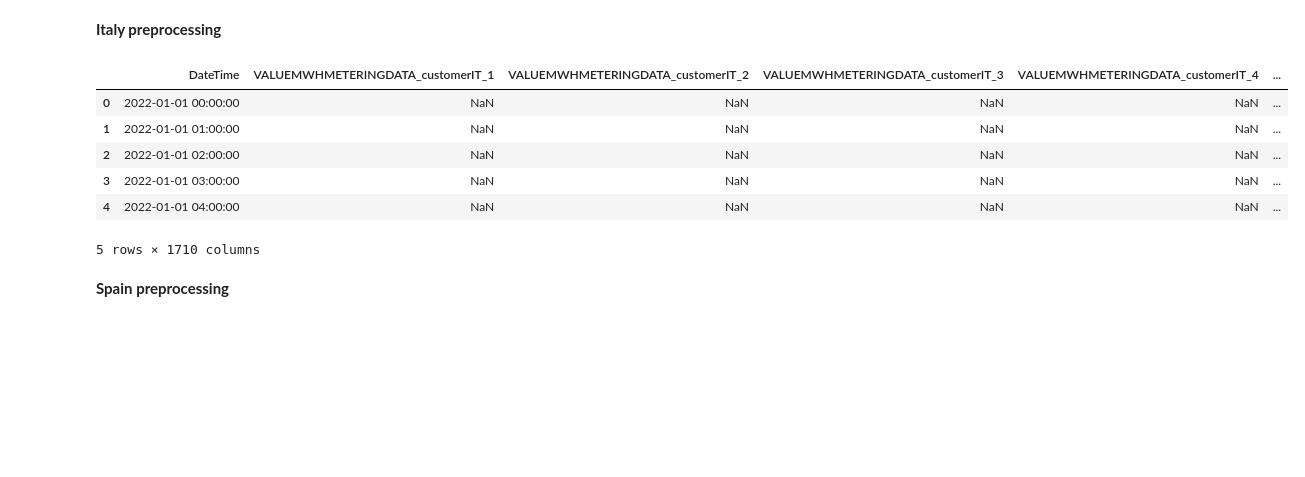
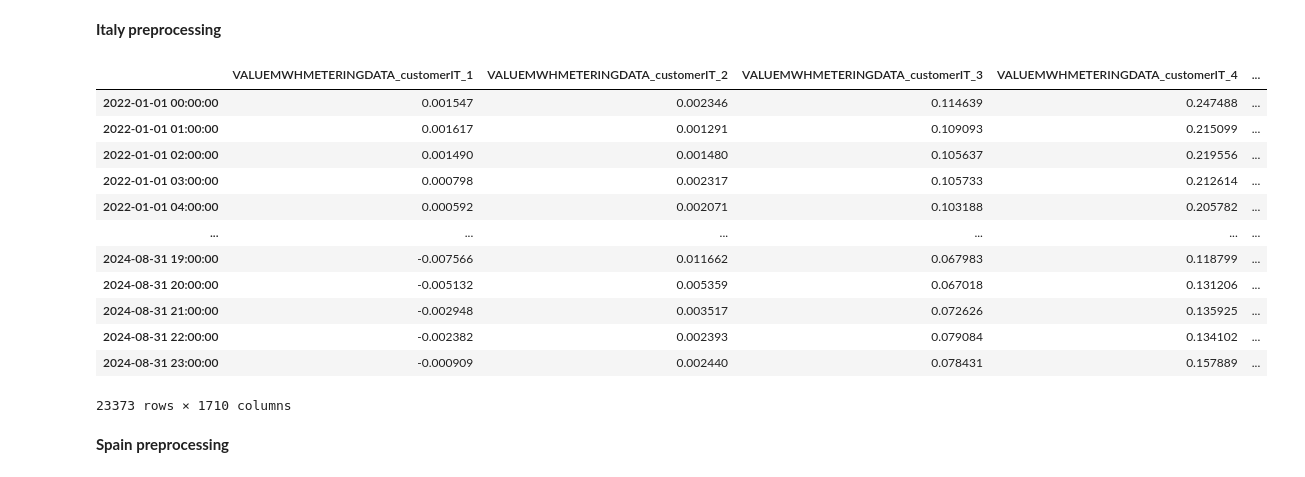
Before and after one commit to dioday45/Datathon2025-ETH, a Jupyter notebook: notebooks/Robin_Notebook.ipynb, the cells around one changed output. Drawn from its saved outputs; the diff is of its cells as text; code cells hidden in the pictures; blank space fills up the shorter version.

```diff
--- a/notebooks/Robin_Notebook.ipynb
+++ b/notebooks/Robin_Notebook.ipynb
@@ -15,7 +8,6 @@ from src.data import DataLoader
 from src.evaluate import evaluate
 from src.preprocessing import PreProcessClass
 # %%
-sys.path.append(str(Path("Alpiq ETHdatathon challenge 2025").resolve()))
-from data import DataLoader, SimpleEncoding
-input_path = "Alpiq ETHdatathon challenge 2025/datasets2025/"
+# sys.path.append(str(Path("Alpiq ETHdatathon challenge 2025").resolve()))
+input_path = "datasets2025/"
 loader = DataLoader(input_path)
@@ -104,22 +15,33 @@ def evaluate(
 **Italy preprocessing**
 # %%
 consumptions, features, example_solution = loader.load_data("IT")
-preprocessor_it = PreProcessClass(consumptions, features)
+preprocessor_it = PreProcessClass(x=consumptions, features=features)
 
-col_customersIT = [id for id in consumptions.columns if id.startswith("VALUEMWHMETERINGDATA_customerIT")]
+col_customersIT = [
+    id
+    for id in consumptions.columns
+    if id.startswith("VALUEMWHMETERINGDATA_customerIT")
+]
 dataIT = preprocessor_it.preprocess_nonan(col_customersIT)
 
-dataIT = dataIT.reset_index()
-dataIT = dataIT.rename(columns={"index": "DateTime"})
-dataIT.head()
+dataIT
+# dataIT = dataIT.reset_index()
+# dataIT = dataIT.rename(columns={"index": "DateTime"})
+# dataIT.head()
 # %% [output]
-|  | DateTime | VALUEMWHMETERINGDATA_customerIT_1 | VALUEMWHMETERINGDATA_customerIT_2 | VALUEMWHMETERINGDATA_customerIT_3 | VALUEMWHMETERINGDATA_customerIT_4 | ... |
-| 0 | 2022-01-01 00:00:00 | NaN | NaN | NaN | NaN | ... |
-| 1 | 2022-01-01 01:00:00 | NaN | NaN | NaN | NaN | ... |
-| 2 | 2022-01-01 02:00:00 | NaN | NaN | NaN | NaN | ... |
-| 3 | 2022-01-01 03:00:00 | NaN | NaN | NaN | NaN | ... |
-| 4 | 2022-01-01 04:00:00 | NaN | NaN | NaN | NaN | ... |
+|  | VALUEMWHMETERINGDATA_customerIT_1 | VALUEMWHMETERINGDATA_customerIT_2 | VALUEMWHMETERINGDATA_customerIT_3 | VALUEMWHMETERINGDATA_customerIT_4 | ... |
+| 2022-01-01 00:00:00 | 0.001547 | 0.002346 | 0.114639 | 0.247488 | ... |
+| 2022-01-01 01:00:00 | 0.001617 | 0.001291 | 0.109093 | 0.215099 | ... |
+| 2022-01-01 02:00:00 | 0.001490 | 0.001480 | 0.105637 | 0.219556 | ... |
+| 2022-01-01 03:00:00 | 0.000798 | 0.002317 | 0.105733 | 0.212614 | ... |
+| 2022-01-01 04:00:00 | 0.000592 | 0.002071 | 0.103188 | 0.205782 | ... |
+| ... | ... | ... | ... | ... | ... |
+| 2024-08-31 19:00:00 | -0.007566 | 0.011662 | 0.067983 | 0.118799 | ... |
+| 2024-08-31 20:00:00 | -0.005132 | 0.005359 | 0.067018 | 0.131206 | ... |
+| 2024-08-31 21:00:00 | -0.002948 | 0.003517 | 0.072626 | 0.135925 | ... |
+| 2024-08-31 22:00:00 | -0.002382 | 0.002393 | 0.079084 | 0.134102 | ... |
+| 2024-08-31 23:00:00 | -0.000909 | 0.002440 | 0.078431 | 0.157889 | ... |
-5 rows × 1710 columns
+23373 rows × 1710 columns
 # %% [markdown]
 **Spain preprocessing**
 # %%
```
Also changed, not shown: parts of 31 cells of this notebook.
